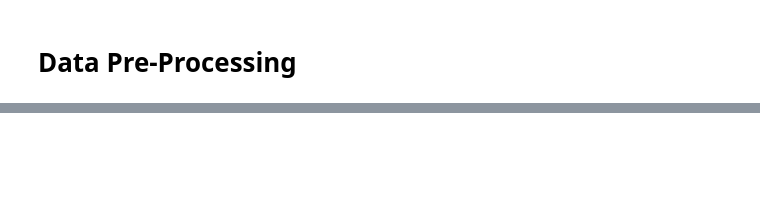
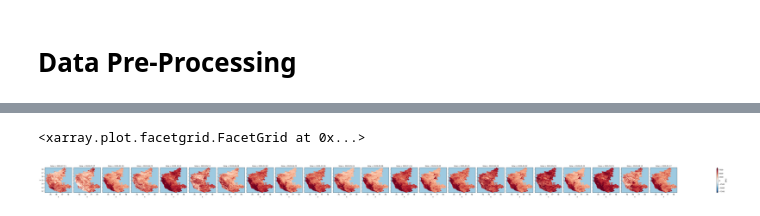
Before and after one commit to spatialthoughts/python-tutorials, a Jupyter notebook: extracting_time_series.ipynb, the cells around one changed output, grey strips where cells are left out. Cells and saved outputs as stored; diff of their text form; code cells hidden in the pictures; blank space fills up the shorter version.

```diff
--- a/extracting_time_series.ipynb
+++ b/extracting_time_series.ipynb
@@ -42,7 +46,7 @@ def download(url):
         print('Downloaded ' + local)
 
 
-filename = 'soilw.mon.mean.v2.nc'
-url = 'https://psl.noaa.gov/thredds/fileServer/Datasets/cpcsoil/' + filename
+filename = 'modis_vegetation_indices_2020.zip'
+url = 'https://storage.googleapis.com/spatialthoughts-public-data/' + filename
 
 download(url)
@@ -120,0 +63,28 @@ plt.show()
+# %%
+def path_to_datetimeindex(filepath):
+  filename = os.path.basename(filepath)
+  pattern = r'doy(\d+)'
+  match = re.search(pattern, filepath)
+  if match:
+      doy_value = match.group(1)
+      timestamp = datetime.datetime.strptime(doy_value, '%Y%j')
+      return timestamp
+  else:
+    print('Could not extract DOY from filename', filename)
+
+
+scenes = []
+timestamps = []
+
+files = os.path.join(data_folder, 'modis_vegetation_indices_2020', '*NDVI*.tif')
+for filepath in glob.glob(files):
+  band = rxr.open_rasterio(filepath, chunks={'x':512, 'y':512})
+
+  scenes.append(band)
+  timestamp = path_to_datetimeindex(filepath)
+  timestamps.append(timestamp)
+# %%
+time_var = xr.Variable('time', timestamps)
+
+time_series_scenes = xr.concat(scenes, dim=time_var)
+time_series_scenes
@@ -120,0 +117,5 @@ plt.show()
+# %%
+time_series_scenes.sel(band=1).plot.imshow(col='time', robust=True)
+# %% [output]
+<xarray.plot.facetgrid.FacetGrid at 0x...>
+[figure, added]
```
Also changed, not shown: parts of 22 cells of this notebook.
